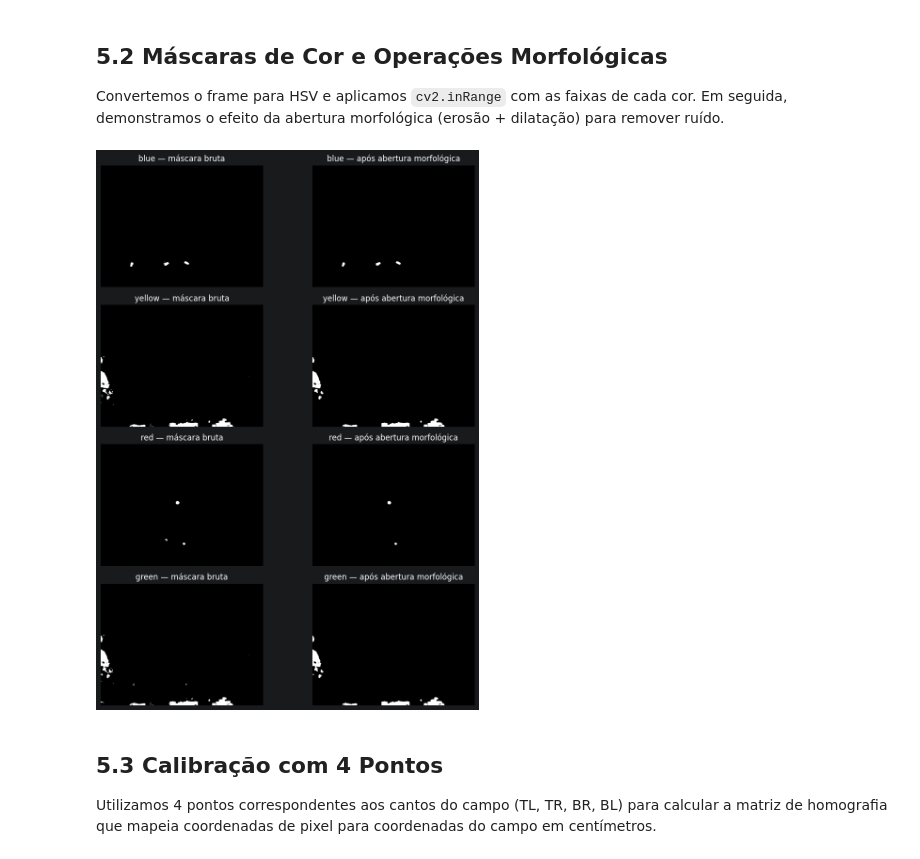
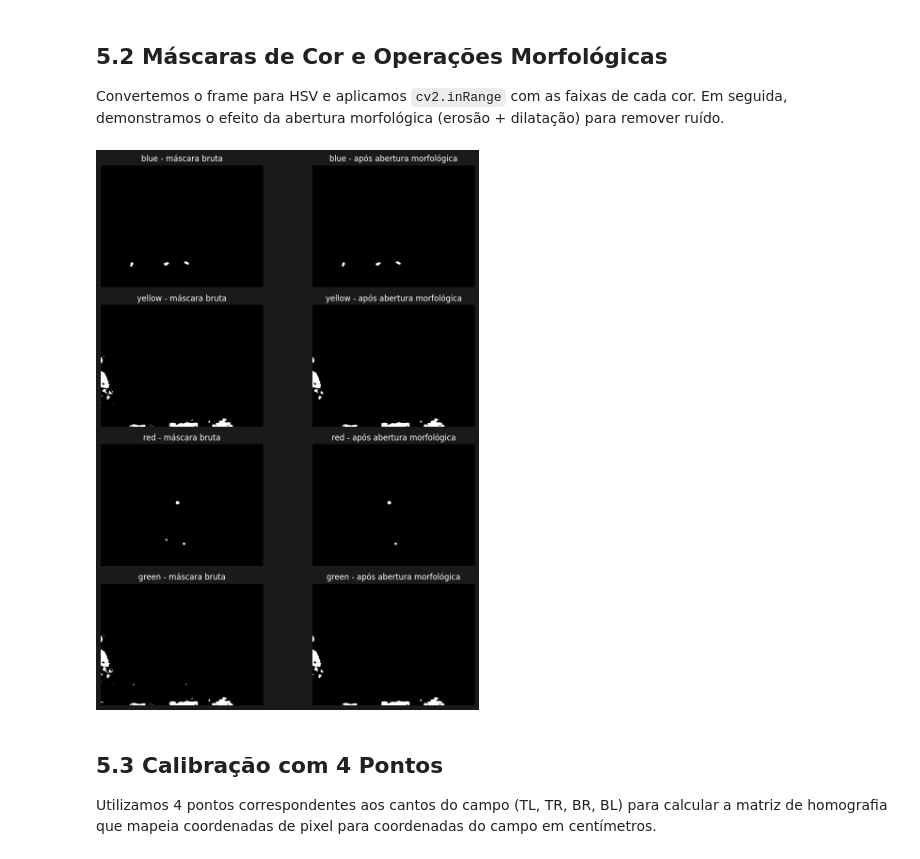
Before and after one commit to makitayukio/RoboFoot, a Jupyter notebook: Trabalho_Final.ipynb, the cells around one changed output. Drawn from its saved outputs; the diff is of its cells as text; code cells hidden in the pictures.

```diff
--- a/Trabalho_Final.ipynb
+++ b/Trabalho_Final.ipynb
@@ -139,27 +139,27 @@ Convertemos o frame para HSV e aplicamos `cv2.inRange` com as faixas de cada cor
 # %%
 hsv = cv2.cvtColor(preprocessed, cv2.COLOR_BGR2HSV)
 cc = ColorConfig()
 kernel = cv2.getStructuringElement(cv2.MORPH_ELLIPSE, (5, 5))
 
 colors_to_show = ['blue', 'yellow', 'red', 'green']
 fig, axes = plt.subplots(len(colors_to_show), 2, figsize=(10, 3 * len(colors_to_show)))
 
 for i, color in enumerate(colors_to_show):
     mask = np.zeros(hsv.shape[:2], dtype=np.uint8)
     for lo, hi in cc.get_ranges(color):
         mask = cv2.bitwise_or(mask, cv2.inRange(hsv, lo, hi))
     opened = cv2.morphologyEx(mask, cv2.MORPH_OPEN, kernel)
     axes[i, 0].imshow(mask, cmap='gray')
-    axes[i, 0].set_title(f'{color} — máscara bruta')
+    axes[i, 0].set_title(f'{color} - máscara bruta')
     axes[i, 0].axis('off')
     axes[i, 1].imshow(opened, cmap='gray')
-    axes[i, 1].set_title(f'{color} — após abertura morfológica')
+    axes[i, 1].set_title(f'{color} - após abertura morfológica')
     axes[i, 1].axis('off')
 
 plt.tight_layout()
 plt.show()
 # %% [output]
-[figure, old version]
+[figure, new version]
 # %% [markdown]
 ## 5.3 Calibração com 4 Pontos
 
```
Also changed, not shown: parts of 13 cells of this notebook, 14 other files.
